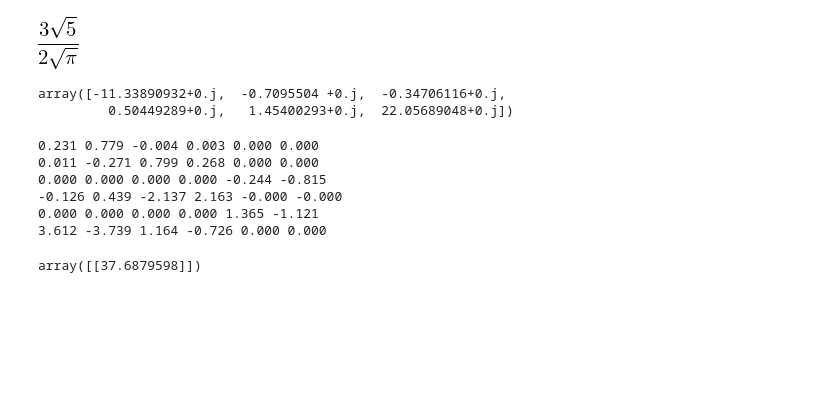
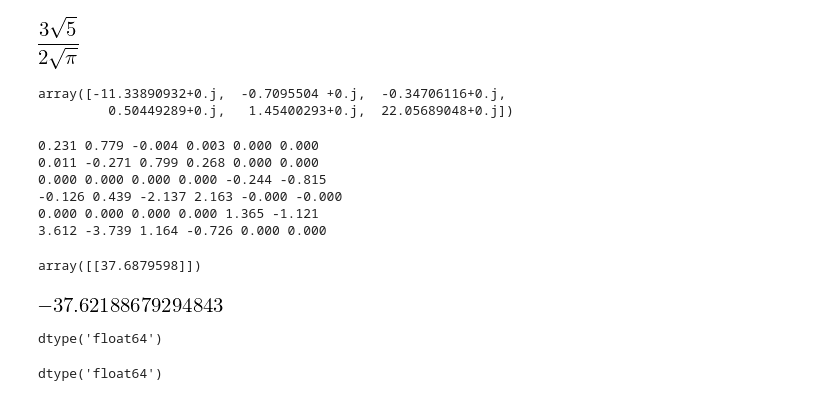
Before and after one commit to yueyericardo/hartree-fock, a Jupyter notebook: Carbon.ipynb, the cells around one changed output. Drawn from its saved outputs; the diff is of its cells as text; code cells hidden in the pictures; blank space fills up the shorter version.

```diff
--- a/Carbon.ipynb
+++ b/Carbon.ipynb
@@ -277,14 +277,12 @@ def R_matrix(zetas):
     return R
 
 # Caculate G Matrix
-def G_matrix(zetas, Co, R):
+def G_matrix(zetas, P, R):
 
-    G = np.zeros((Co.shape[0], Co.shape[0]))
+    G = np.zeros((P.shape[0], P.shape[0]))
 
-    P = P_matrix(Co)
-
-    rs = list(product(range( Co.shape[0]),repeat=2))
-    tu = list(product(range( Co.shape[0]),repeat=2))
+    rs = list(product(range( P.shape[0]),repeat=2))
+    tu = list(product(range( P.shape[0]),repeat=2))
 
     for r, s in rs:
         g = 0
@@ -297,8 +295,8 @@ def G_matrix(zetas, Co, R):
     return G
 
 # Returns the Fock matrix
-def F_matrix(H, fs, Z, zetas, Co, R):
-    return H + G_matrix(zetas, Co, R)
+def F_matrix(H, fs, Z, zetas, P, R):
+    return H + G_matrix(zetas, P, R)
 # %% [markdown]
 ### Solve Hartree-Fork equation
 
@@ -421,10 +419,9 @@ for i in range(10):
         R = R_matrix(zetas)
     else:
         start = time.time()
-    F = F_matrix(H, fs, Z, zetas, Co, R)
-    S = S_matrix(fs)
+    P = P_matrix(Co)
+    F = F_matrix(H, fs, Z, zetas, P, R)
     e, Co = secular_eqn(F, S)
-    P = P_matrix(Co)
     scf_H = get_E0(e, P, H)
     ##########################################print information below#################################################
     # print information
@@ -528,12 +525,18 @@ ke
 array([[37.6879598]])
 # %%
 P = P_matrix(Co)
-F = F_matrix(H, fs, Z, zetas, Co, R)
-S = S_matrix(fs)
-e, Co = secular_eqn(F, S)
+F = F_matrix(H, fs, Z, zetas, P, R)
 get_E0(e, P, H)
+# %% [output]
+[figure, added]
 # %%
-Co
+Co.dtype
+# %% [output]
+dtype('float64')
+# %%
+P.dtype
+# %% [output]
+dtype('float64')
 # %%
 R
 # %%
```
Also changed, not shown: parts of 1 cell of this notebook.
